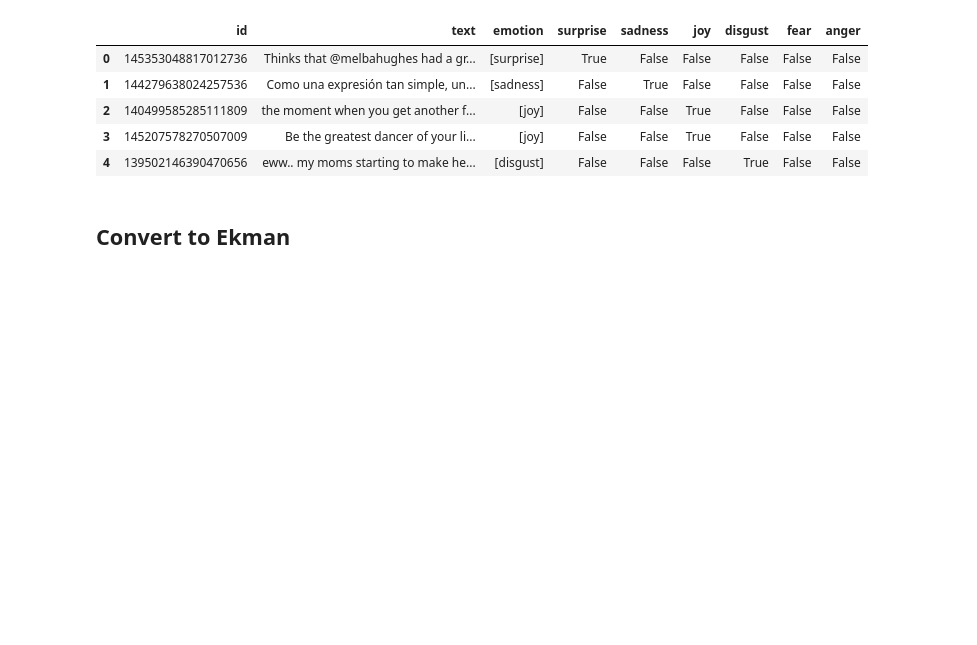
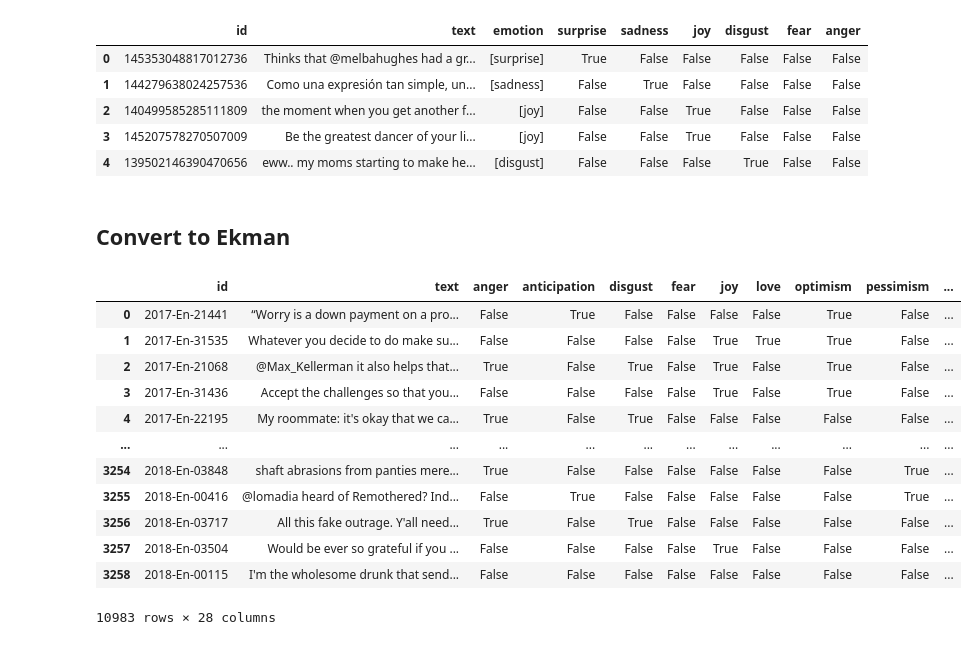
Before and after one commit to isom-ds/generative-reference-shot, a Jupyter notebook: datasets.ipynb, the cells around one changed output. Cells and saved outputs as stored; diff of their text form; code cells hidden in the pictures; blank space fills up the shorter version.

```diff
--- a/datasets.ipynb
+++ b/datasets.ipynb
@@ -386,3 +388,32 @@ df_TEC_processed.head()
 | 4 | 139502146390470656 | eww.. my moms starting to make he... | [disgust] | False | False | False | True | False | False |
 # %% [markdown]
 ## Convert to Ekman
+# %%
+def toEkman(
+    data: pd.DataFrame,
+    mapping: dict
+    ) -> pd.DataFrame:
+
+    df = data.copy()
+
+    for emotion in mapping.keys():
+        for emotype in mapping[emotion].keys():
+            df[emotype + '_' + emotion] = np.where((df[mapping[emotion][emotype]]==True).any(axis=1), True, False)
+
+    return df
+# %%
+toEkman(df_affectivetext_processed, map_affectivetext)
+# %% [output]
+|  | id | text | anger | anticipation | disgust | fear | joy | love | optimism | pessimism | ... |
+| 0 | 2017-En-21441 | “Worry is a down payment on a pro... | False | True | False | False | False | False | True | False | ... |
+| 1 | 2017-En-31535 | Whatever you decide to do make su... | False | False | False | False | True | True | True | False | ... |
+| 2 | 2017-En-21068 | @Max_Kellerman it also helps that... | True | False | True | False | True | False | True | False | ... |
+| 3 | 2017-En-31436 | Accept the challenges so that you... | False | False | False | False | True | False | True | False | ... |
+| 4 | 2017-En-22195 | My roommate: it's okay that we ca... | True | False | True | False | False | False | False | False | ... |
+| ... | ... | ... | ... | ... | ... | ... | ... | ... | ... | ... | ... |
+| 3254 | 2018-En-03848 | shaft abrasions from panties mere... | True | False | False | False | False | False | False | True | ... |
+| 3255 | 2018-En-00416 | @lomadia heard of Remothered? Ind... | False | True | False | False | False | False | False | True | ... |
+| 3256 | 2018-En-03717 | All this fake outrage. Y'all need... | True | False | True | False | False | False | False | False | ... |
+| 3257 | 2018-En-03504 | Would be ever so grateful if you ... | False | False | False | False | True | False | False | False | ... |
+| 3258 | 2018-En-00115 | I'm the wholesome drunk that send... | False | False | False | False | False | False | False | False | ... |
+10983 rows × 28 columns
```
Also changed, not shown: parts of 2 cells of this notebook, 10 other files.
